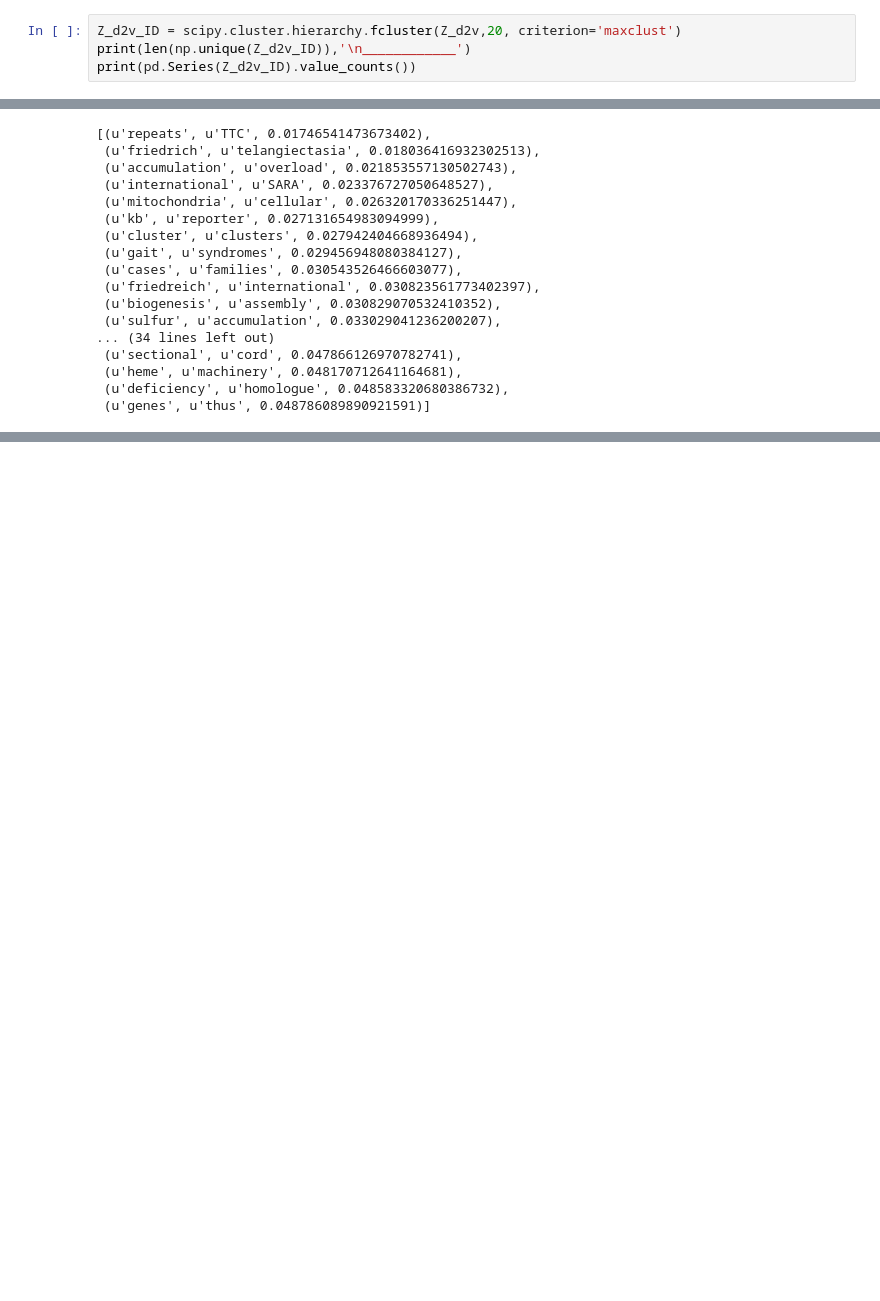
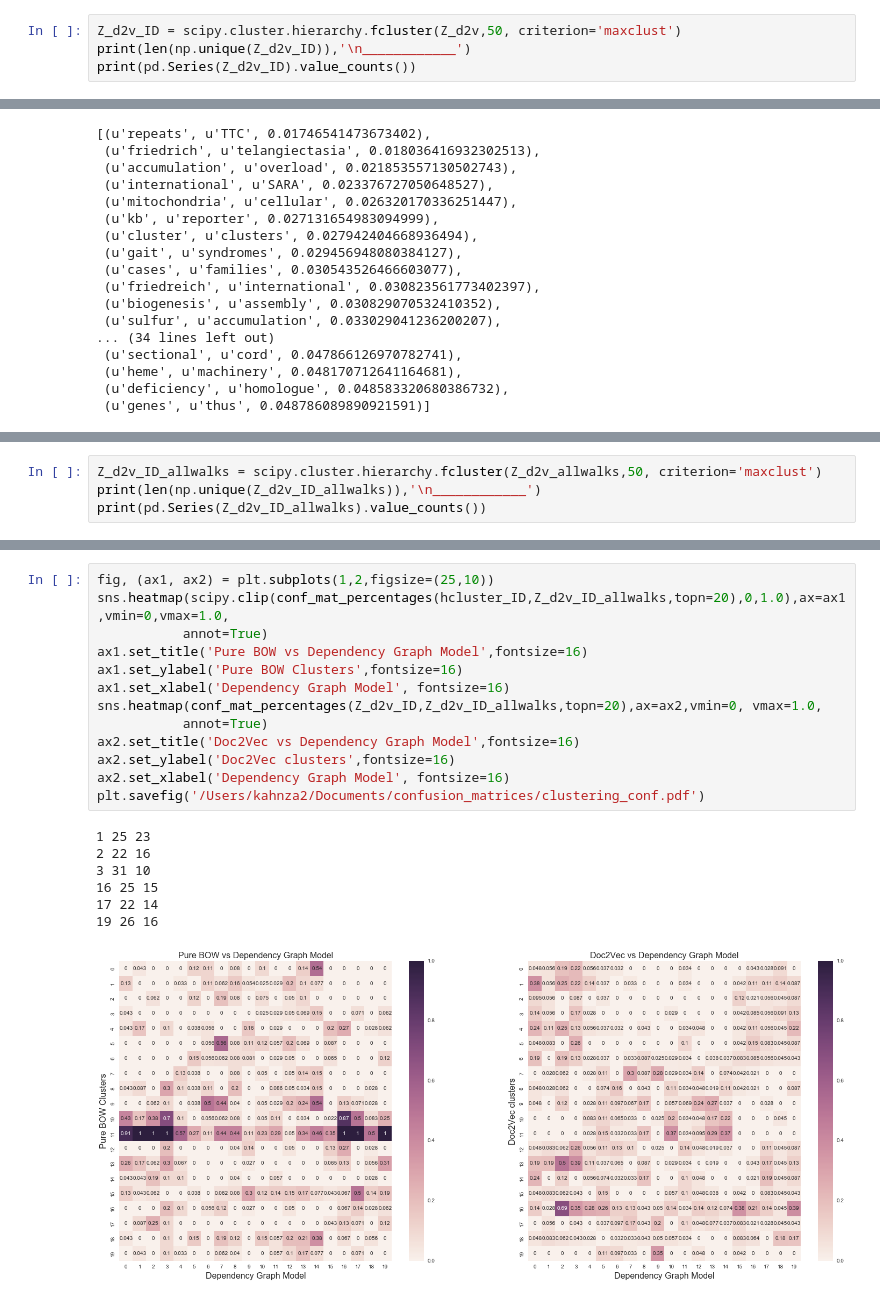
Before and after one commit to codezakh/word-clusters, a Jupyter notebook: doc2vec-poc.ipynb, the cells around one changed output, grey strips where cells are left out. Saved outputs shown, nothing was run; the diff lists cells and outputs as text; blank space fills up the shorter version.

```diff
--- a/doc2vec-poc.ipynb
+++ b/doc2vec-poc.ipynb
@@ -678,5 +678,5 @@ plt.show()
 # %%
-Z_d2v_ID = scipy.cluster.hierarchy.fcluster(Z_d2v,20, criterion='maxclust')
+Z_d2v_ID = scipy.cluster.hierarchy.fcluster(Z_d2v,50, criterion='maxclust')
 print(len(np.unique(Z_d2v_ID)),'\n____________')
 print(pd.Series(Z_d2v_ID).value_counts())
 # %% [output]
@@ -1506,0 +1381,4 @@ model_2.most_similar('homologue')
+# %%
+Z_d2v_ID_allwalks = scipy.cluster.hierarchy.fcluster(Z_d2v_allwalks,50, criterion='maxclust')
+print(len(np.unique(Z_d2v_ID_allwalks)),'\n____________')
+print(pd.Series(Z_d2v_ID_allwalks).value_counts())
@@ -1506,0 +1403,21 @@ model_2.most_similar('homologue')
+# %%
+fig, (ax1, ax2) = plt.subplots(1,2,figsize=(25,10))
+sns.heatmap(scipy.clip(conf_mat_percentages(hcluster_ID,Z_d2v_ID_allwalks,topn=20),0,1.0),ax=ax1,vmin=0,vmax=1.0,
+           annot=True)
+ax1.set_title('Pure BOW vs Dependency Graph Model',fontsize=16)
+ax1.set_ylabel('Pure BOW Clusters',fontsize=16)
+ax1.set_xlabel('Dependency Graph Model', fontsize=16)
+sns.heatmap(conf_mat_percentages(Z_d2v_ID,Z_d2v_ID_allwalks,topn=20),ax=ax2,vmin=0, vmax=1.0,
+           annot=True)
+ax2.set_title('Doc2Vec vs Dependency Graph Model',fontsize=16)
+ax2.set_ylabel('Doc2Vec clusters',fontsize=16)
+ax2.set_xlabel('Dependency Graph Model', fontsize=16)
+plt.savefig('/Users/kahnza2/Documents/confusion_matrices/clustering_conf.pdf')
+# %% [output]
+1 25 23
+2 22 16
+3 31 10
+16 25 15
+17 22 14
+19 26 16
+[figure, added]
```
Also changed, not shown: parts of 47 cells of this notebook, 5 other files.
